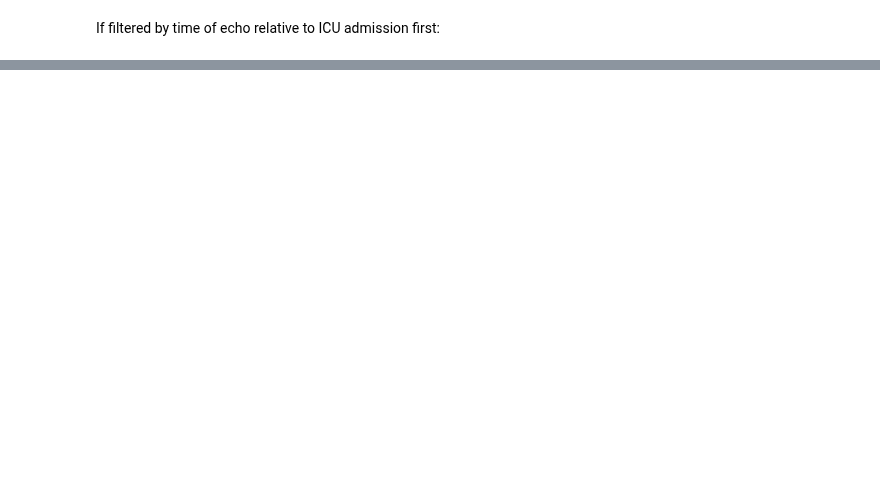
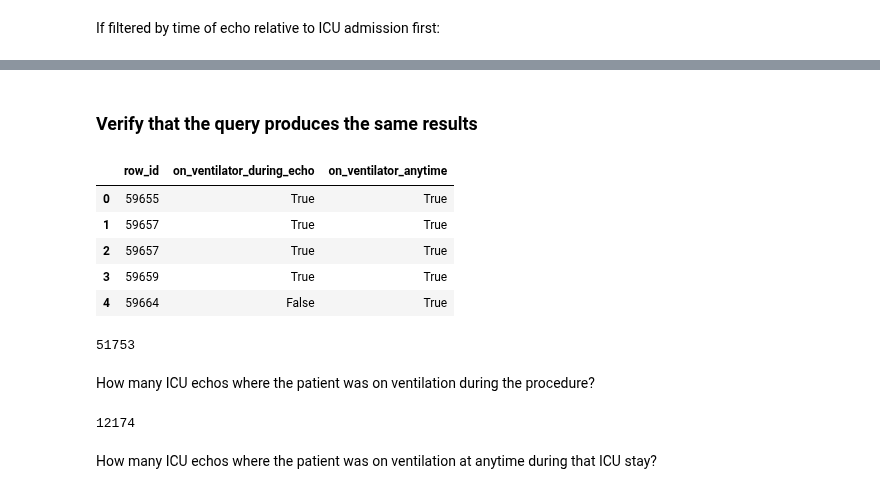
Before and after one commit to yhtgrace/echo, a Jupyter notebook: notebooks/ventilation.ipynb, the cells around one changed output, grey strips where cells are left out. Saved outputs shown, nothing was run; the diff lists cells and outputs as text; code cells hidden in the pictures; blank space fills up the shorter version.

Commit message:
implementing ventilator filter as sql query. row_id groupby appears broken

```diff
--- a/notebooks/ventilation.ipynb
+++ b/notebooks/ventilation.ipynb
@@ -187,0 +189,17 @@ Time filtered echos on ventilator anytime during ICU stay: 9516
+# %% [markdown]
+### Verify that the query produces the same results
+# %%
+query = \
+"""
+SELECT * FROM vent_echo;
+"""
+vent_echo_flags = pd.read_sql_query(query, con)
+#ventilation.icustay_id = ventilation.icustay_id.astype(int)
+vent_echo_flags.head()
+# %% [output]
+|  | row_id | on_ventilator_during_echo | on_ventilator_anytime |
+| 0 | 59655 | True | True |
+| 1 | 59657 | True | True |
+| 2 | 59657 | True | True |
+| 3 | 59659 | True | True |
+| 4 | 59664 | False | True |
@@ -187,0 +209,12 @@ Time filtered echos on ventilator anytime during ICU stay: 9516
+# %%
+len(echo_icustay_vent)
+# %% [output]
+51753
+# %% [markdown]
+How many ICU echos where the patient was on ventilation during the procedure?
+# %%
+echo_icustay_vent.on_ventilator_during_echo.sum()
+# %% [output]
+12174
+# %% [markdown]
+How many ICU echos where the patient was on ventilation at anytime during that ICU stay?
```
Also changed, not shown: parts of 14 cells of this notebook, 1 other file.
